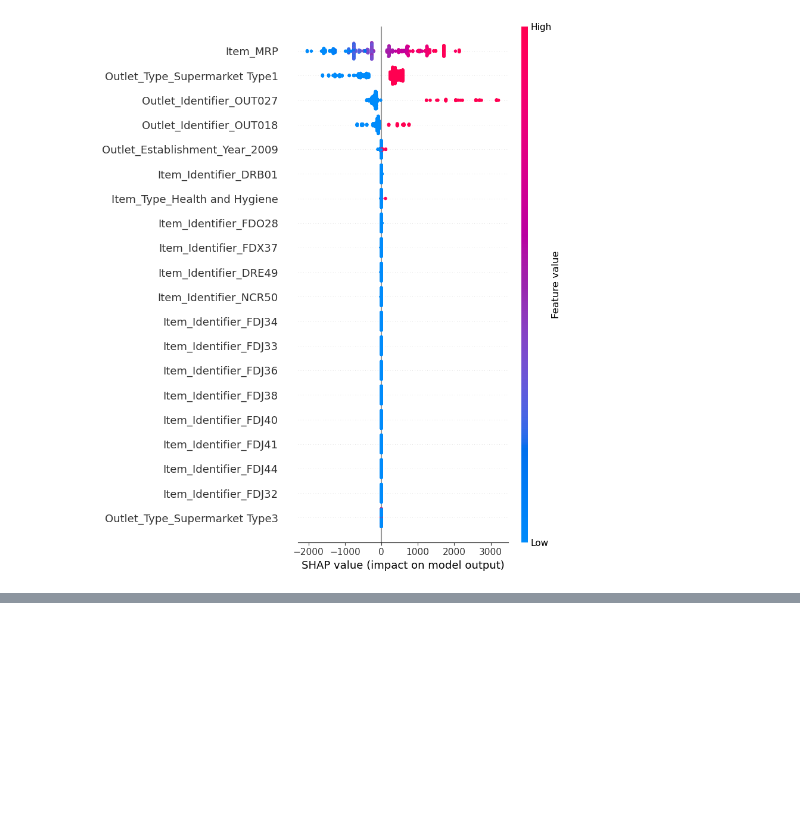
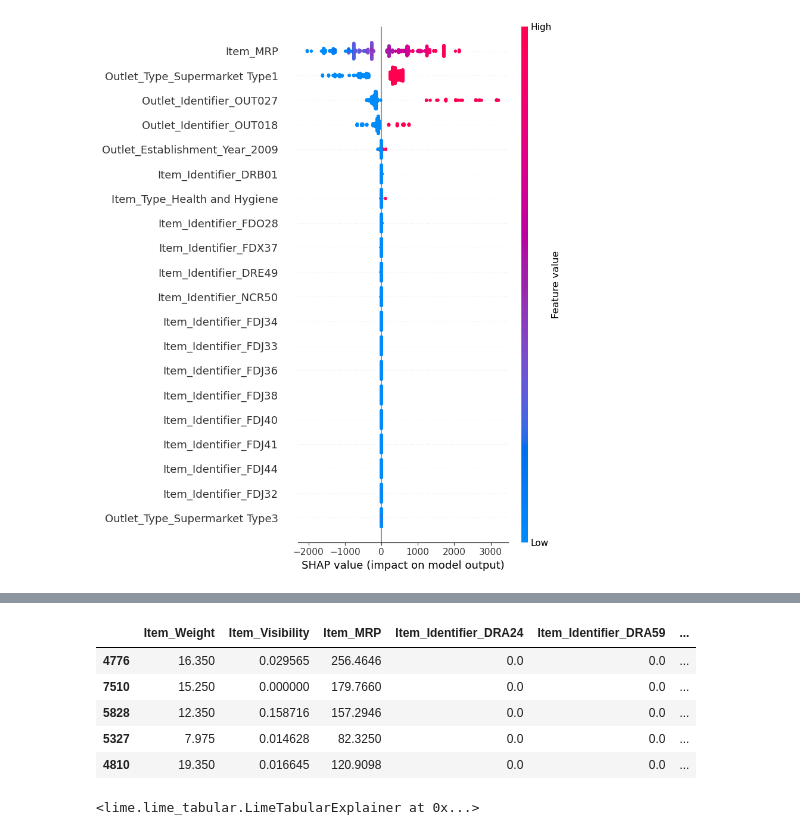
Before and after one commit to JosephPLim/food_sales_predictions, a Jupyter notebook: Explaining Models with Shap.ipynb, the cells around one changed output, grey strips where cells are left out. Cells and saved outputs as stored; diff of their text form; code cells hidden in the pictures; blank space fills up the shorter version.

Commit message:
Began doing LIME explanations

```diff
--- a/Explaining Models with Shap.ipynb
+++ b/Explaining Models with Shap.ipynb
@@ -15,3 +16,5 @@ import shap
+# %%
+pd.set_option("display.max_columns", None)
 # %%
 loaded_joblib = joblib.load('dec_tree.joblib')
 loaded_joblib.keys()
@@ -98,0 +125,9 @@ THe 3 most important features and how they impact the model's predictions are as
+# %%
+X_train.head()
+# %% [output]
+|  | Item_Weight | Item_Visibility | Item_MRP | Item_Identifier_DRA24 | Item_Identifier_DRA59 | ... |
+| 4776 | 16.350 | 0.029565 | 256.4646 | 0.0 | 0.0 | ... |
+| 7510 | 15.250 | 0.000000 | 179.7660 | 0.0 | 0.0 | ... |
+| 5828 | 12.350 | 0.158716 | 157.2946 | 0.0 | 0.0 | ... |
+| 5327 | 7.975 | 0.014628 | 82.3250 | 0.0 | 0.0 | ... |
+| 4810 | 19.350 | 0.016645 | 120.9098 | 0.0 | 0.0 | ... |
@@ -98,0 +137,5 @@ THe 3 most important features and how they impact the model's predictions are as
+# %%
+lime_explainer =LimeTabularExplainer(training_data=X_shap.values, feature_names=X_shap.columns, mode='regression')
+lime_explainer
+# %% [output]
+<lime.lime_tabular.LimeTabularExplainer at 0x...>
```
Also changed, not shown: parts of 13 cells of this notebook, 2 other files.
